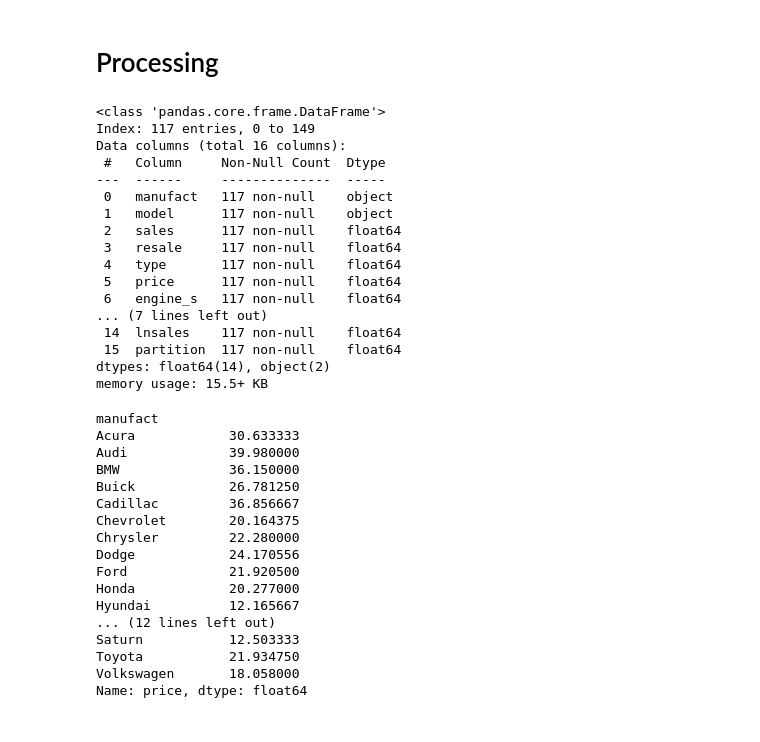
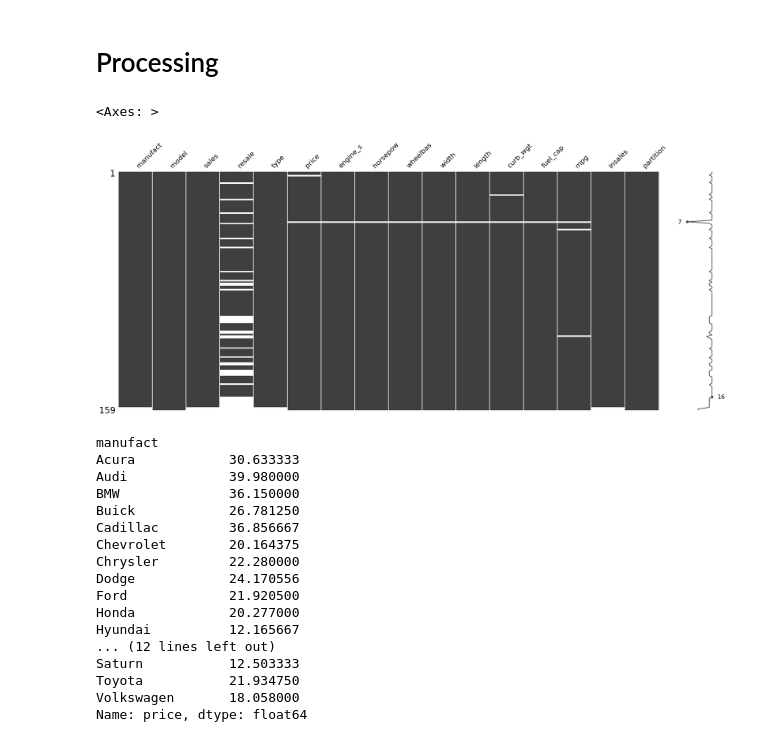
Before and after one commit to jmlacasa/data-engineering, a Jupyter notebook: week6/pandas_ex.ipynb, the cells around one changed output. Drawn from its saved outputs; the diff is of its cells as text; code cells hidden in the pictures.

```diff
--- a/week6/pandas_ex.ipynb
+++ b/week6/pandas_ex.ipynb
@@ -177,26 +177,14 @@ pdf[pdf.manufact.isna()]
 # %% [markdown]
 # Processing
 # %%
+import missingno as msno
+
 ## convert numerical values to float and coerce invalid values to NaN for numeric columns
 pdf_num = pdf.copy()
 pdf_num[pdf_num.columns.drop(['manufact', 'model']).to_list()] = pdf_num.drop(['manufact', 'model'], axis=1).apply(pd.to_numeric, errors='coerce')
-pdf_num.dropna(inplace=True)
-pdf_num.info()
+
+# visualize nulls
+msno.matrix(pdf_num)
 # %% [output]
-<class 'pandas.core.frame.DataFrame'>
-Index: 117 entries, 0 to 149
-Data columns (total 16 columns):
- #   Column     Non-Null Count  Dtype
----  ------     --------------  -----
- 0   manufact   117 non-null    object
- 1   model      117 non-null    object
- 2   sales      117 non-null    float64
- 3   resale     117 non-null    float64
- 4   type       117 non-null    float64
- 5   price      117 non-null    float64
- 6   engine_s   117 non-null    float64
-... (7 lines left out)
- 14  lnsales    117 non-null    float64
- 15  partition  117 non-null    float64
-dtypes: float64(14), object(2)
-memory usage: 15.5+ KB
+<Axes: >
+[figure, added]
```
Also changed, not shown: parts of 2 cells of this notebook, 4 other files.
